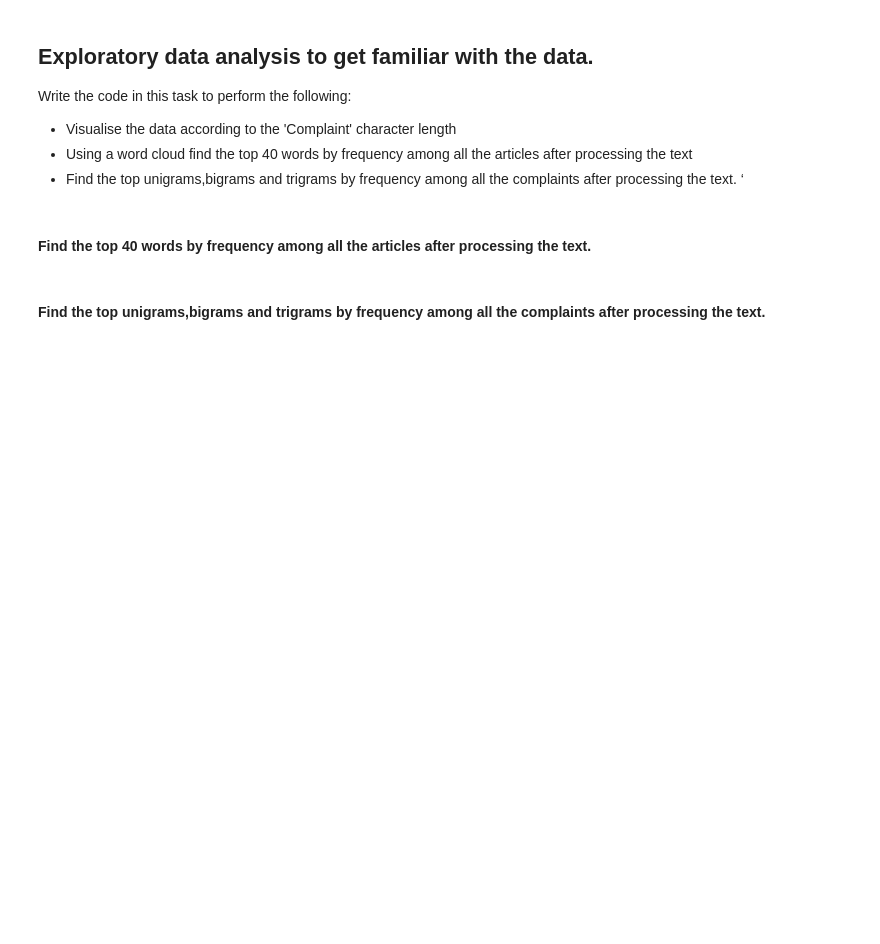
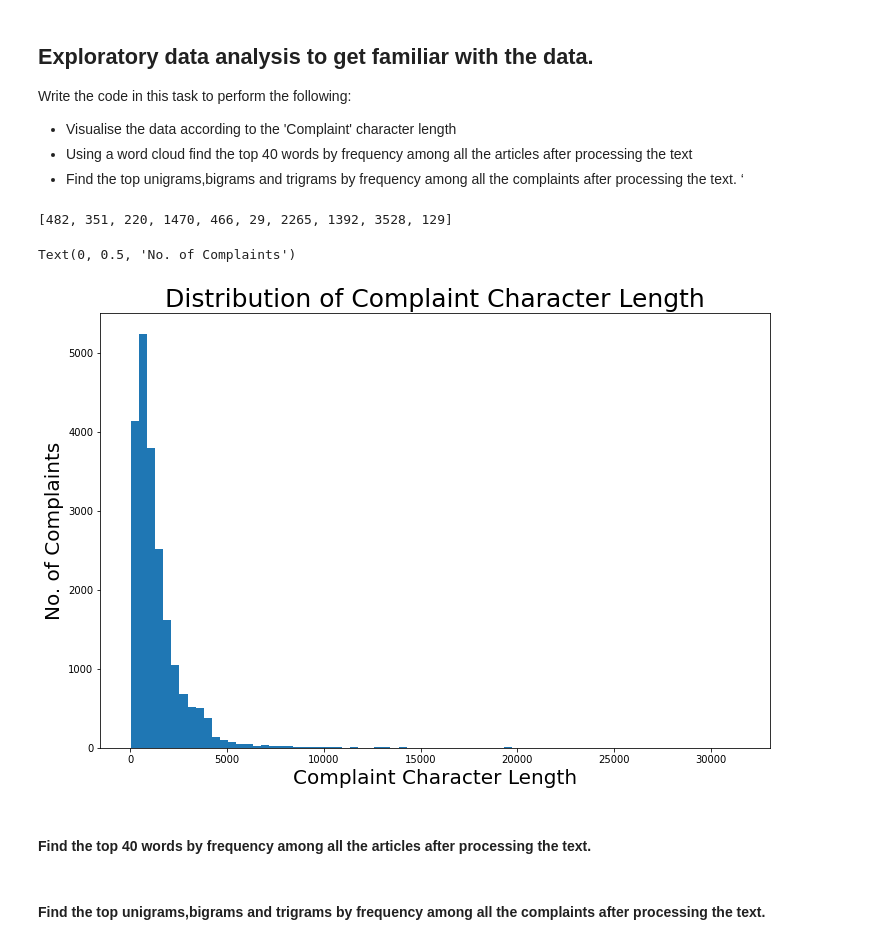
Before and after one commit to AxithChoudhary/Automatic_Ticket_Classification, a Jupyter notebook: Automatic_Ticket_Classification.ipynb, the cells around one changed output. Cells and saved outputs as stored; diff of their text form; code cells hidden in the pictures; blank space fills up the shorter version.

```diff
--- a/Automatic_Ticket_Classification.ipynb
+++ b/Automatic_Ticket_Classification.ipynb
@@ -241,0 +283,15 @@ df['complaint_what_happened']= df['complaint_what_happened'].apply(lambda x: cle
+# %%
+
+from nltk.stem import WordNetLemmatizer
+lemmatizer = WordNetLemmatizer()
+
+def lemma_texts(document):
+    lemmaList = []
+    # document = nlp(document)
+    lemmaList.append(lemmatizer.lemmatize(document))
+    # for word in document:
+    #     lemmaList.append(lemmatizer.lemmatize(word))
+    return " ".join(lemmaList)
+
+df["lemmatized_complaint"] =  df['complaint_what_happened'].apply(lambda x: lemma_texts(x))
+df.head()
@@ -242,15 +315,15 @@ df['complaint_what_happened']= df['complaint_what_happened'].apply(lambda x: cle
 # %%
 #Write your function to Lemmatize the texts
-def lemma_texts(text):
+# def lemma_texts(text):
 
-    lemmaList = []
-    document = nlp(text)
-    for word in document:
-        lemmaList.append(word.lemma_)
-    return " ".join(lemmaList)
+#     lemmaList = []
+#     document = nlp(text)
+#     for word in document:
+#         lemmaList.append(word.lemma_)
+#     return " ".join(lemmaList)
 
-df["lemmatized_complaint"] =  df.apply(lambda x: lemma_texts(x['complaint_what_happened']), axis=1)
-df.head()
+# df["lemmatized_complaint"] =  df.apply(lambda x: lemma_texts(x['complaint_what_happened']), axis=1)
+# df.head()
 # %%
 #Create a dataframe('df_clean') that will have only the complaints and the lemmatized complaints
 df_clean=df[['complaint_what_happened','lemmatized_complaint']]
@@ -259,5 +339,6 @@ df_clean
 # %%
 #Write your function to extract the POS tags
+from textblob import TextBlob
 
 def pos_tag(text):
   # write your code here
@@ -265,4 +346,4 @@ def pos_tag(text):
 
     return ' '.join([ word for (word,pos) in text_blob.tags if pos == "NN"])
 
-df_clean["complaint_POS_removed"] = df_clean["complaint_POS_removed"] =  df_clean.apply(lambda x: singular_nouns(x['lemmatized_complaint']), axis=1)  #this column should contain lemmatized text with all the words removed which have tags other than NN[tag == "NN"].
+df_clean["complaint_POS_removed"] = df_clean["complaint_POS_removed"] =  df_clean.apply(lambda x: pos_tag(x['lemmatized_complaint']), axis=1)  #this column should contain lemmatized text with all the words removed which have tags other than NN[tag == "NN"].
@@ -279,6 +372,19 @@ Write the code in this task to perform the following:
 *   Find the top unigrams,bigrams and trigrams by frequency among all the complaints after processing the text. ‘
 # %%
 # Write your code here to visualise the data according to the 'Complaint' character length
+complaint_len=[len(word) for word in df_clean["complaint_what_happened"]]
+print(complaint_len[:10])
+# %% [output]
+[482, 351, 220, 1470, 466, 29, 2265, 1392, 3528, 129]
+# %%
+plt.figure(figsize=(12,8))
+plt.hist(complaint_len,bins=75)
+plt.title('Distribution of Complaint Character Length', fontsize=25)
+plt.xlabel('Complaint Character Length',size=20)
+plt.ylabel('No. of Complaints',size=20)
+# %% [output]
+Text(0, 0.5, 'No. of Complaints')
+[figure, added]
 # %% [markdown]
 #### Find the top 40 words by frequency among all the articles after processing the text.
 # %%
```
Also changed, not shown: parts of 8 cells of this notebook.
